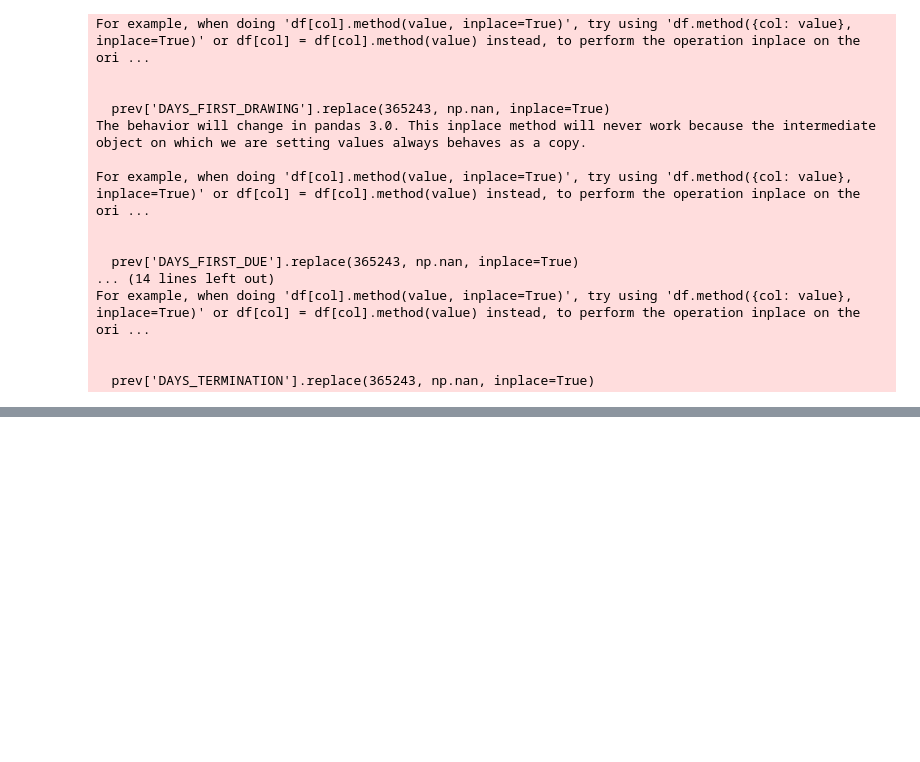
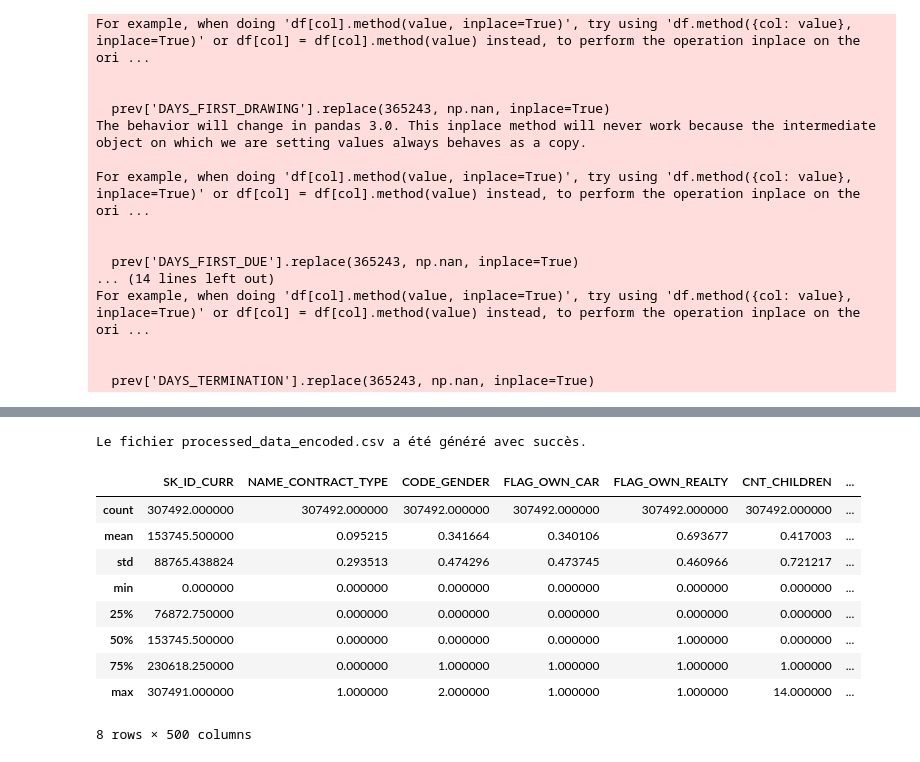
Before and after one commit to PaulMouly/Credit_Scoring, a Jupyter notebook: notebooks/data_preparation.ipynb, the cells around one changed output, grey strips where cells are left out. Cells and saved outputs as stored; diff of their text form; code cells hidden in the pictures; blank space fills up the shorter version.

```diff
--- a/notebooks/data_preparation.ipynb
+++ b/notebooks/data_preparation.ipynb
@@ -307,3 +309,11 @@ For example, when doing 'df[col].method(value, inplace=True)', try using 'df.met
 
 
   prev['DAYS_TERMINATION'].replace(365243, np.nan, inplace=True)
+# %%
+# Chargement des données
+chemin_dossier = "C:/Users/paulm/Documents/Projet 7/Projet7withCSV/data/"
+processed_data = pd.read_csv(os.path.join(chemin_dossier, 'processed_data.csv'))
+
+# Suppression des colonnes avec trop de valeurs uniques
+colonnes_a_supprimer = ['ORGANIZATION_TYPE', 'OCCUPATION_TYPE']
+processed_data.drop(columns=colonnes_a_supprimer, inplace=True)
@@ -309,0 +374,36 @@ For example, when doing 'df[col].method(value, inplace=True)', try using 'df.met
+# %%
+# Encodage des variables catégorielles avec OrdinalEncoder
+ordinal_encoder = OrdinalEncoder()
+df_encoded = pd.DataFrame(ordinal_encoder.fit_transform(processed_data), columns=processed_data.columns)
+
+# Vérification des colonnes non numériques
+non_numeric_cols = df_encoded.select_dtypes(exclude=[np.number]).columns
+df_encoded.drop(columns=non_numeric_cols, inplace=True)
+
+# Gestion des valeurs manquantes avec SimpleImputer
+imputer = SimpleImputer(strategy='mean')
+X = pd.DataFrame(imputer.fit_transform(df_encoded.drop(columns=['TARGET'])), columns=df_encoded.drop(columns=['TARGET']).columns)
+
+# Séparation des caractéristiques (X) et de la cible (y)
+y = processed_data['TARGET']
+
+# Enregistrement de processed_data_encoded.csv
+df_final = pd.concat([X, y], axis=1)
+df_final.to_csv('processed_data_encoded.csv', index=False)
+
+print("Le fichier processed_data_encoded.csv a été généré avec succès.")
+# %% [output]
+Le fichier processed_data_encoded.csv a été généré avec succès.
+# %%
+df_final.describe()
+# %% [output]
+|  | SK_ID_CURR | NAME_CONTRACT_TYPE | CODE_GENDER | FLAG_OWN_CAR | FLAG_OWN_REALTY | CNT_CHILDREN | ... |
+| count | 307492.000000 | 307492.000000 | 307492.000000 | 307492.000000 | 307492.000000 | 307492.000000 | ... |
+| mean | 153745.500000 | 0.095215 | 0.341664 | 0.340106 | 0.693677 | 0.417003 | ... |
+| std | 88765.438824 | 0.293513 | 0.474296 | 0.473745 | 0.460966 | 0.721217 | ... |
+| min | 0.000000 | 0.000000 | 0.000000 | 0.000000 | 0.000000 | 0.000000 | ... |
+| 25% | 76872.750000 | 0.000000 | 0.000000 | 0.000000 | 0.000000 | 0.000000 | ... |
+| 50% | 153745.500000 | 0.000000 | 0.000000 | 0.000000 | 1.000000 | 0.000000 | ... |
+| 75% | 230618.250000 | 0.000000 | 1.000000 | 1.000000 | 1.000000 | 1.000000 | ... |
+| max | 307491.000000 | 1.000000 | 2.000000 | 1.000000 | 1.000000 | 14.000000 | ... |
+8 rows × 500 columns
```
Also changed, not shown: parts of 3 cells of this notebook, 2 other files.
